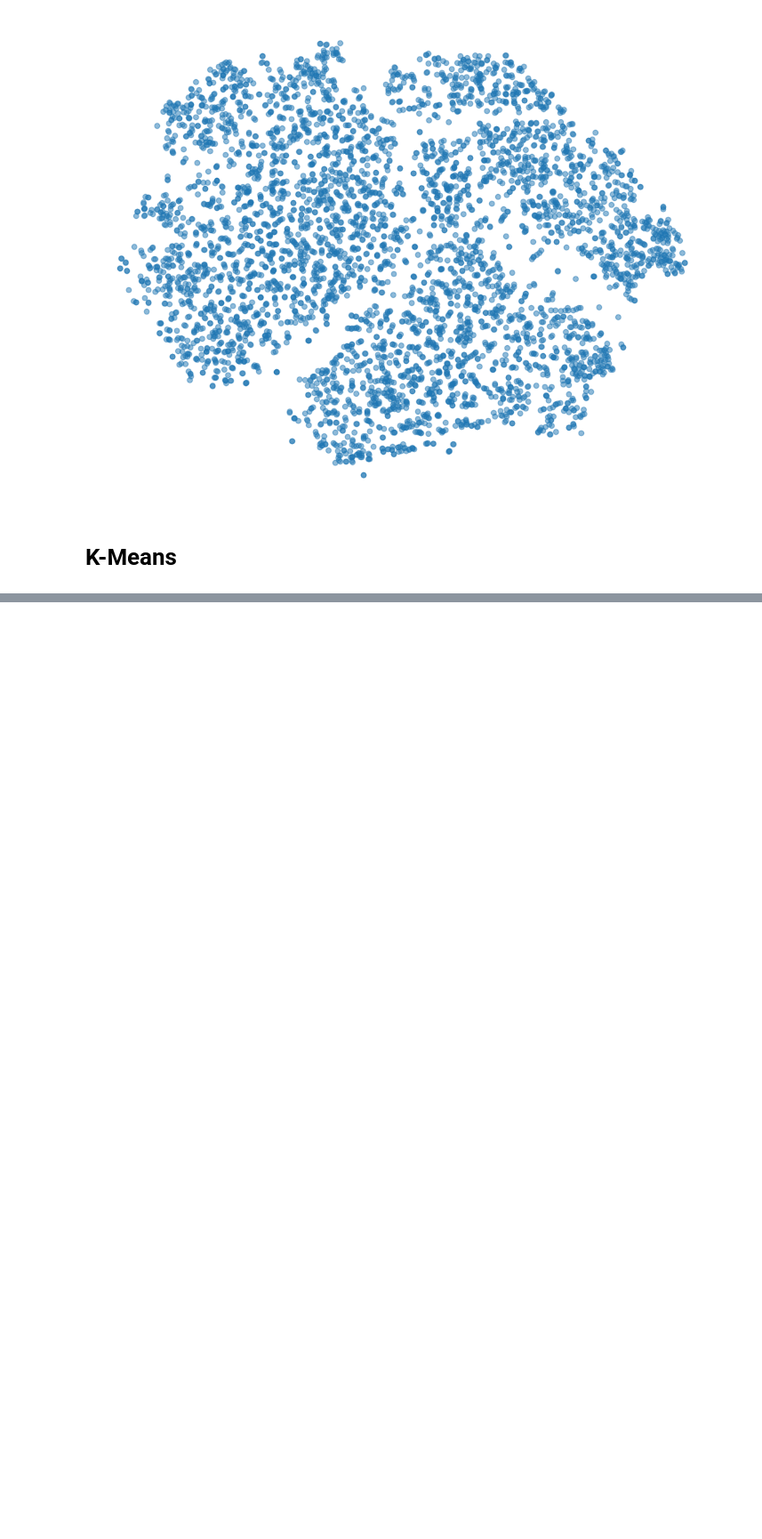
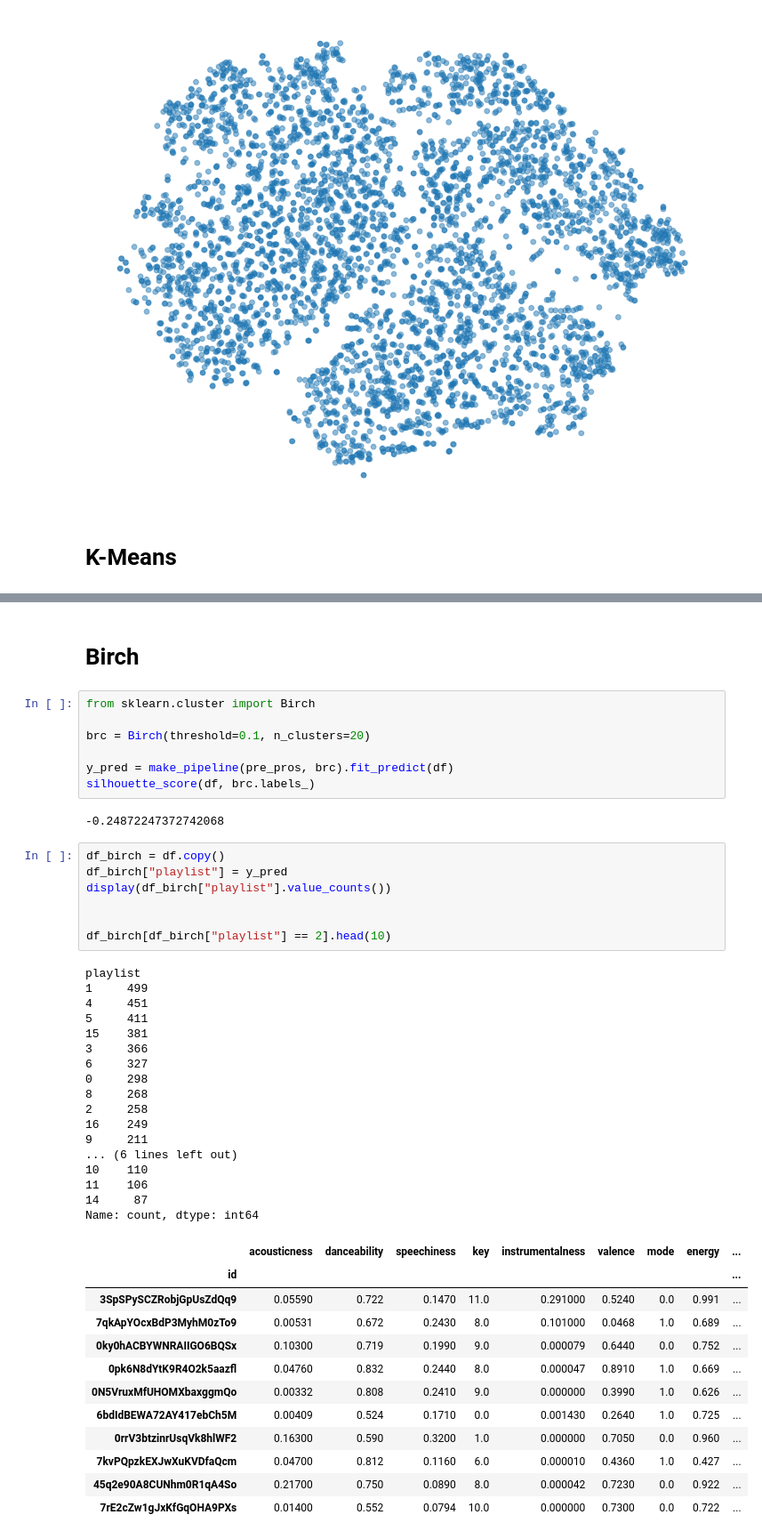
Before and after one commit to Pineapple217/Sortify, a Jupyter notebook: dev/main.ipynb, the cells around one changed output, grey strips where cells are left out. Shown at 89% size. Cells and saved outputs as stored; diff of their text form; blank space fills up the shorter version.

Commit message:
birch

```diff
--- a/dev/main.ipynb
+++ b/dev/main.ipynb
@@ -239,0 +230,48 @@ Name: count, dtype: int64
+# %% [markdown]
+# Birch
+# %%
+from sklearn.cluster import Birch
+
+brc = Birch(threshold=0.1, n_clusters=20)
+
+y_pred = make_pipeline(pre_pros, brc).fit_predict(df)
+silhouette_score(df, brc.labels_)
+# %% [output]
+-0.24872247372742068
+# %%
+df_birch = df.copy()
+df_birch["playlist"] = y_pred
+display(df_birch["playlist"].value_counts())
+
+
+df_birch[df_birch["playlist"] == 2].head(10)
+# %% [output]
+playlist
+1     499
+4     451
+5     411
+15    381
+3     366
+6     327
+0     298
+8     268
+2     258
+16    249
+9     211
+... (6 lines left out)
+10    110
+11    106
+14     87
+Name: count, dtype: int64
+|  | acousticness | danceability | speechiness | key | instrumentalness | valence | mode | energy | ... |
+| id |  |  |  |  |  |  |  |  | ... |
+| 3SpSPySCZRobjGpUsZdQq9 | 0.05590 | 0.722 | 0.1470 | 11.0 | 0.291000 | 0.5240 | 0.0 | 0.991 | ... |
+| 7qkApYOcxBdP3MyhM0zTo9 | 0.00531 | 0.672 | 0.2430 | 8.0 | 0.101000 | 0.0468 | 1.0 | 0.689 | ... |
+| 0ky0hACBYWNRAIIGO6BQSx | 0.10300 | 0.719 | 0.1990 | 9.0 | 0.000079 | 0.6440 | 0.0 | 0.752 | ... |
+| 0pk6N8dYtK9R4O2k5aazfl | 0.04760 | 0.832 | 0.2440 | 8.0 | 0.000047 | 0.8910 | 1.0 | 0.669 | ... |
+| 0N5VruxMfUHOMXbaxggmQo | 0.00332 | 0.808 | 0.2410 | 9.0 | 0.000000 | 0.3990 | 1.0 | 0.626 | ... |
+| 6bdIdBEWA72AY417ebCh5M | 0.00409 | 0.524 | 0.1710 | 0.0 | 0.001430 | 0.2640 | 1.0 | 0.725 | ... |
+| 0rrV3btzinrUsqVk8hlWF2 | 0.16300 | 0.590 | 0.3200 | 1.0 | 0.000000 | 0.7050 | 0.0 | 0.960 | ... |
+| 7kvPQpzkEXJwXuKVDfaQcm | 0.04700 | 0.812 | 0.1160 | 6.0 | 0.000010 | 0.4360 | 1.0 | 0.427 | ... |
+| 45q2e90A8CUNhm0R1qA4So | 0.21700 | 0.750 | 0.0890 | 8.0 | 0.000042 | 0.7230 | 0.0 | 0.922 | ... |
+| 7rE2cZw1gJxKfGqOHA9PXs | 0.01400 | 0.552 | 0.0794 | 10.0 | 0.000000 | 0.7300 | 0.0 | 0.722 | ... |
```
Also changed, not shown: parts of 8 cells of this notebook.
